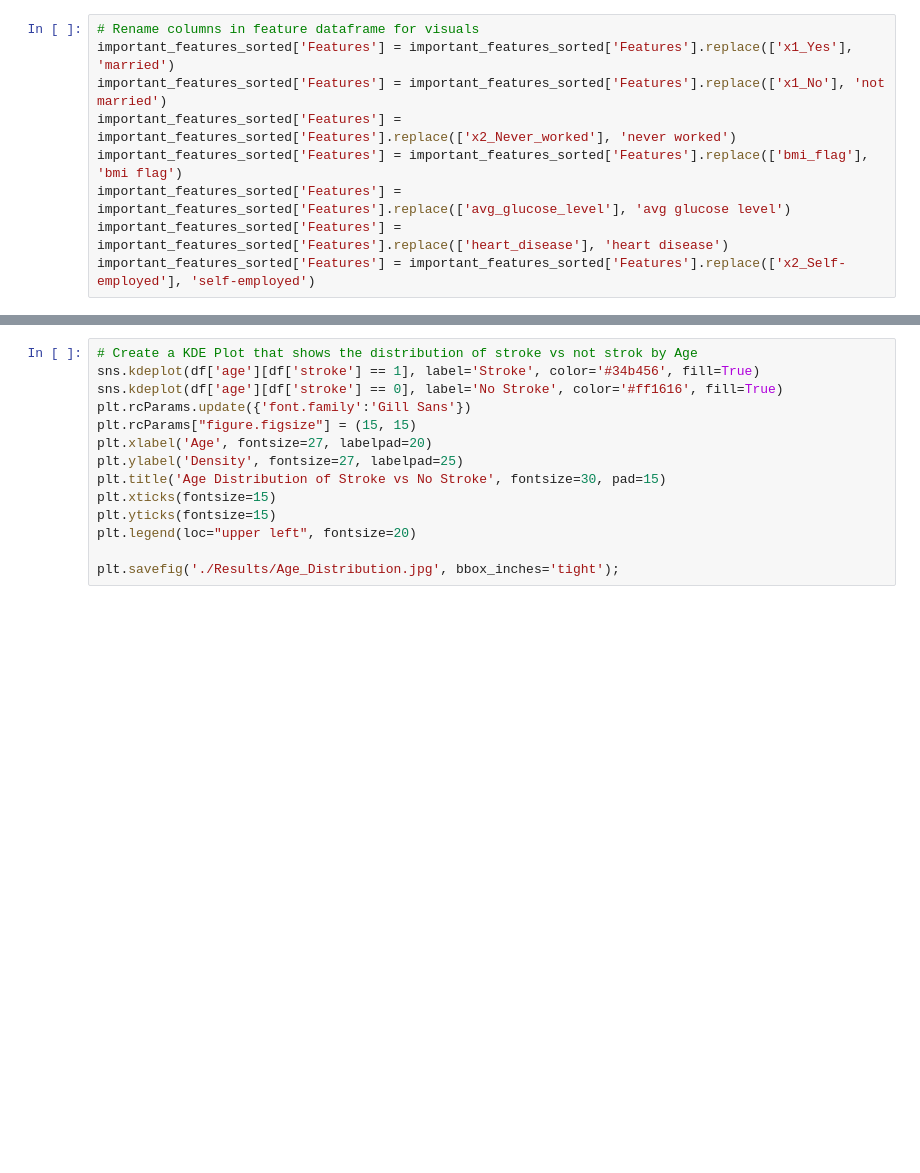
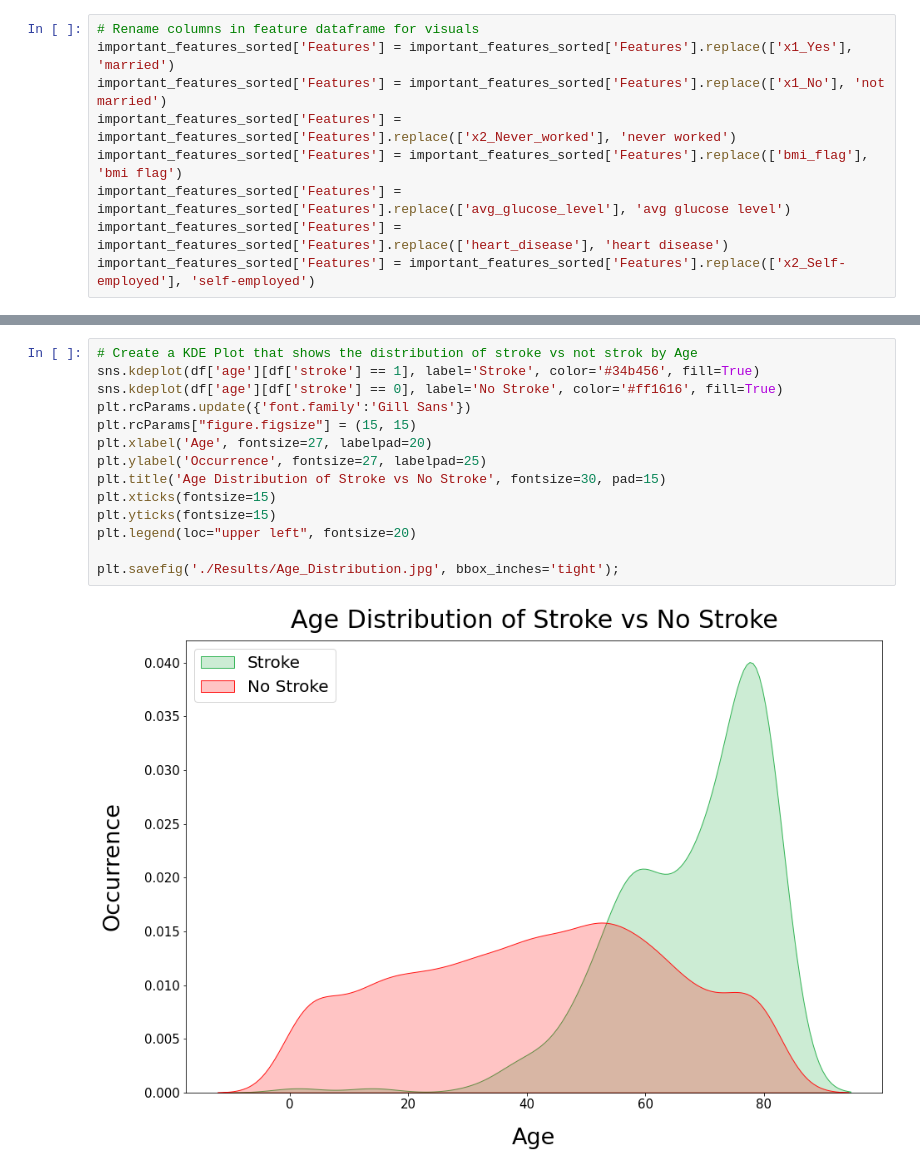
Before and after one commit to dermothethird/Stroke_Project, a Jupyter notebook: Final_Notebook.ipynb, the cells around one changed output, grey strips where cells are left out. Cells and saved outputs as stored; diff of their text form; blank space fills up the shorter version.

Commit message:
Documenting work we did with words and hanged titles on graphs.

```diff
--- a/Final_Notebook.ipynb
+++ b/Final_Notebook.ipynb
@@ -755,17 +1081,19 @@ plt.savefig('./Results/Feature_Importances.jpg', bbox_inches='tight')
 # %%
 # Create a KDE Plot that shows the distribution of stroke vs not strok by Age
 sns.kdeplot(df['age'][df['stroke'] == 1], label='Stroke', color='#34b456', fill=True)
 sns.kdeplot(df['age'][df['stroke'] == 0], label='No Stroke', color='#ff1616', fill=True)
 plt.rcParams.update({'font.family':'Gill Sans'})
 plt.rcParams["figure.figsize"] = (15, 15)
 plt.xlabel('Age', fontsize=27, labelpad=20)
-plt.ylabel('Density', fontsize=27, labelpad=25)
+plt.ylabel('Occurrence', fontsize=27, labelpad=25)
 plt.title('Age Distribution of Stroke vs No Stroke', fontsize=30, pad=15)
 plt.xticks(fontsize=15)
 plt.yticks(fontsize=15)
 plt.legend(loc="upper left", fontsize=20)
 
 plt.savefig('./Results/Age_Distribution.jpg', bbox_inches='tight');
+# %% [output]
+[figure, added]
 # %%
 # Create a Scatter Plot showing the Age and BMI's of Stroke Victims
 bmi_X = df['age']
```
Also changed, not shown: parts of 70 cells of this notebook, 3 other files.
